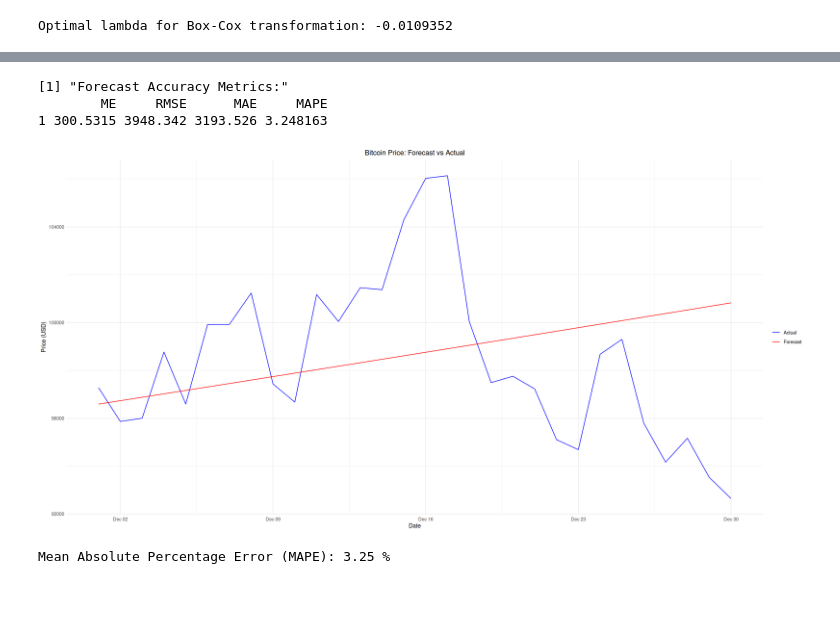
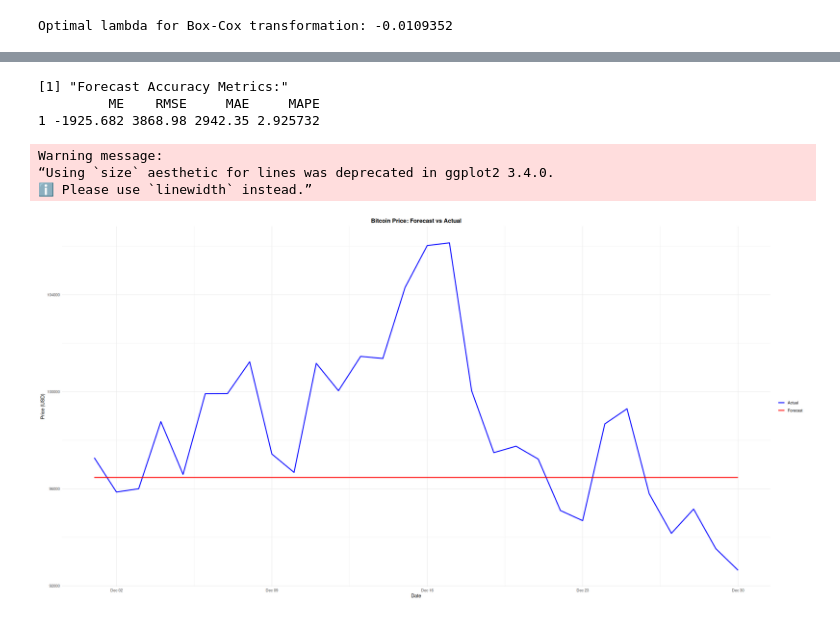
Before and after one commit to LyesHADJAR/TSAC-Individual-Project, a Jupyter notebook: notebooks/bitcoin-prices-analysis.ipynb, the cells around one changed output, grey strips where cells are left out. Saved outputs shown, nothing was run; the diff lists cells and outputs as text; code cells hidden in the pictures.

```diff
--- a/notebooks/bitcoin-prices-analysis.ipynb
+++ b/notebooks/bitcoin-prices-analysis.ipynb
@@ -186,10 +299,9 @@ par(mfrow = c(1, 1))
 n <- length(bitcoin_ts)
 train_size <- n - 30  # Leave last 30 observations for testing
 
-# Use direct subsetting instead
+# Use direct subsetting instead of window()
 bitcoin_train <- ts(bitcoin_ts[1:train_size], frequency = frequency(bitcoin_ts))
-bitcoin_test <- ts(bitcoin_ts[(train_size+1):n],
-                   frequency = frequency(bitcoin_ts))
+bitcoin_test <- ts(bitcoin_ts[(train_size+1):n], frequency = frequency(bitcoin_ts))
+
+# Apply log transformation to training data
+bitcoin_train_boxcox <- log(bitcoin_train)
-# %%
-# Apply transformations to training data
-bitcoin_train_boxcox <- BoxCox(bitcoin_train, lambda)
@@ -273,0 +312,6 @@ Training set 0.1032122 -0.01995785
+# %%
+# Fit AR(1) model (ARIMA(1,1,0)) to the log-transformed training data
+best_model <- Arima(bitcoin_train_boxcox, order = c(1, 1, 0))
+
+# Display model summary
+summary(best_model)
@@ -288,8 +440,8 @@ Model df: 0.   Total lags used: 104.357142857143
 forecast_horizon <- length(bitcoin_test)
 forecasts <- forecast(best_model, h=forecast_horizon)
 # %%
-# Inverse Box-Cox transform forecasts
-forecasts_original <- InvBoxCox(forecasts$mean, lambda)
+# Inverse log transform forecasts
+forecasts_original <- exp(forecasts$mean)
 # %%
 # Combine with actual test data for comparison
 forecast_comparison <- data.frame(
@@ -300,39 +456,38 @@ forecast_comparison <- data.frame(
 # %%
-# Convert forecasts and actuals to plain numeric vectors
-f_values <- as.numeric(forecasts_original)
-a_values <- as.numeric(bitcoin_test)
-
 # Calculate accuracy metrics manually
 me <- mean(f_values - a_values)
 rmse <- sqrt(mean((f_values - a_values)^2))
 mae <- mean(abs(f_values - a_values))
 mape <- mean(abs((f_values - a_values)/a_values)) * 100
-
-# Create a data frame with the accuracy metrics
-accuracy_metrics <- data.frame(
-  ME = me,
-  RMSE = rmse,
-  MAE = mae,
-  MAPE = mape
-)
-
-print("Forecast Accuracy Metrics:")
-print(accuracy_metrics)
-# %% [output]
-[1] "Forecast Accuracy Metrics:"
-        ME     RMSE      MAE     MAPE
-1 300.5315 3948.342 3193.526 3.248163
+# %%
+# Create a data frame with the accuracy metrics
+accuracy_metrics <- data.frame(
+  ME = me,
+  RMSE = rmse,
+  MAE = mae,
+  MAPE = mape
+)
+
+print("Forecast Accuracy Metrics:")
+print(accuracy_metrics)
+# %% [output]
+[1] "Forecast Accuracy Metrics:"
+         ME    RMSE     MAE     MAPE
+1 -1925.682 3868.98 2942.35 2.925732
 # %%
 # Plot forecasts vs actual values
 p4 <- ggplot(forecast_comparison, aes(x = Date)) +
-  geom_line(aes(y = Actual, color = "Actual")) +
-  geom_line(aes(y = Forecast, color = "Forecast")) +
+  geom_line(aes(y = Actual, color = "Actual"), size = 1) +
+  geom_line(aes(y = Forecast, color = "Forecast"), size = 1) +
   labs(title = "Bitcoin Price: Forecast vs Actual",
        x = "Date", y = "Price (USD)") +
   scale_color_manual(values = c("Actual" = "blue", "Forecast" = "red")) +
   theme_minimal() +
-  theme(plot.title = element_text(hjust = 0.5),
+  theme(plot.title = element_text(hjust = 0.5, face = "bold"),
         legend.title = element_blank())
 print(p4)
 # %% [output]
+Warning message:
+“Using `size` aesthetic for lines was deprecated in ggplot2 3.4.0.
+ℹ Please use `linewidth` instead.”
-[figure, old version]
+[figure, new version]
@@ -343,6 +493,0 @@ forecast_comparison$PE <- (forecast_comparison$Forecast - forecast_comparison$Ac
-# %%
-# MAPE
-mape <- mean(abs(forecast_comparison$PE))
-cat("Mean Absolute Percentage Error (MAPE):", round(mape, 2), "%\n")
-# %% [output]
-Mean Absolute Percentage Error (MAPE): 3.25 %
```
Also changed, not shown: parts of 56 cells of this notebook.
